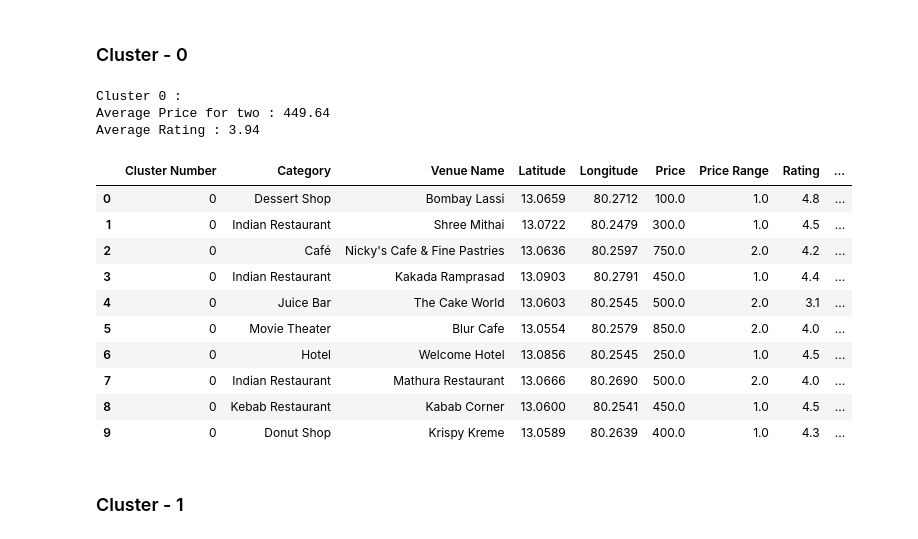
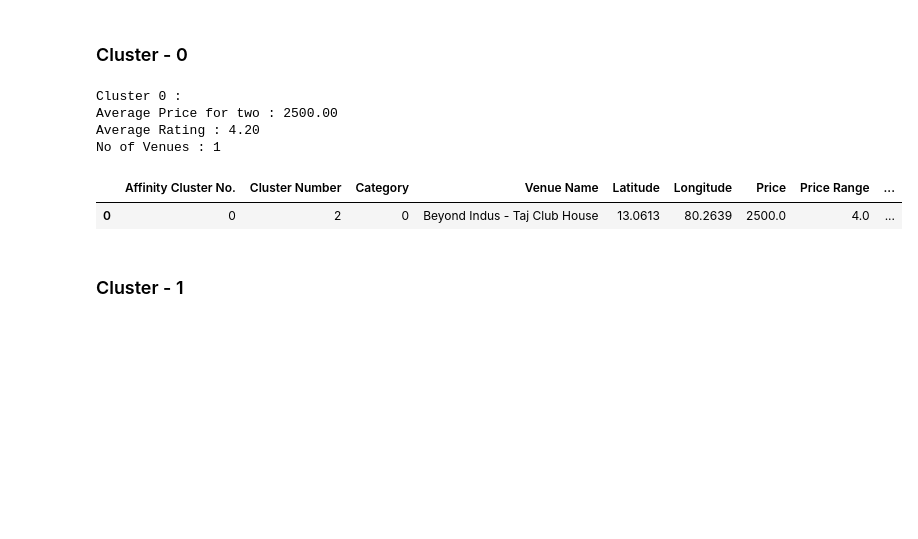
Before and after one commit to tusharraju7/IBMDataScience-CapstoneProject, a Jupyter notebook: ExploringChennai.ipynb, the cells around one changed output. Cells and saved outputs as stored; diff of their text form; code cells hidden in the pictures; blank space fills up the shorter version.

```diff
--- a/ExploringChennai.ipynb
+++ b/ExploringChennai.ipynb
@@ -466,11 +482,0 @@ Now **to find the best K-value for clustering** we use the **elbow method**.
-# %%
-sse = {}
-for k in range(1, 10):
-    kmeans = KMeans(n_clusters=k, max_iter=1000).fit(clustering_data)
-    clustering_data["clusters"] = kmeans.labels_
-    sse[k] = kmeans.inertia_ # Inertia: Sum of distances of samples to their closest cluster center
-plt.figure()
-plt.plot(list(sse.keys()), list(sse.values()))
-plt.xlabel("Number of cluster")
-plt.ylabel("SSE")
-plt.show()
@@ -483,5 +488,0 @@ Now we **fit the data to the KMeans model and run the clustering algorithm.**
-# %%
-k = 3
-kMeans = KMeans(n_clusters = k, random_state = 0).fit(clustering_data)
-data.insert(0, 'Cluster Number', kMeans.labels_)
-data.head(5)
@@ -494,0 +489,6 @@ data.head(5)
+# %%
+clustering = AffinityPropagation(affinity='euclidean', convergence_iter=15, copy=True,
+          damping=0.5, max_iter=200, preference=None, verbose=False).fit(clustering_data)
+# %%
+data.insert(0, 'Affinity Cluster No.', clustering.labels_)
+data['Affinity Cluster No.'].values
@@ -531,25 +536,18 @@ chennai_clusters_map
 # %% [markdown]
 ### Cluster - 0
 # %%
-result = data[data['Cluster Number'] == 0]
-print("Cluster 0 :\nAverage Price for two : {:.02f}\nAverage Rating : {:.02f}".
-      format(result['Price'].mean(), result['Rating'].astype(float).mean()))
+result = data[data['Affinity Cluster No.'] == 0]
+rows = result.shape[0]
+print("Cluster 0 :\nAverage Price for two : {:.02f}\nAverage Rating : {:.02f}\nNo of Venues : {}".
+      format(result['Price'].mean(), result['Rating'].astype(float).mean(),rows))
 result.head(10).reset_index(drop = True)
 # %% [output]
 Cluster 0 :
-Average Price for two : 449.64
-Average Rating : 3.94
+Average Price for two : 2500.00
+Average Rating : 4.20
+No of Venues : 1
-|  | Cluster Number | Category | Venue Name | Latitude | Longitude | Price | Price Range | Rating | ... |
-| 0 | 0 | Dessert Shop | Bombay Lassi | 13.0659 | 80.2712 | 100.0 | 1.0 | 4.8 | ... |
-| 1 | 0 | Indian Restaurant | Shree Mithai | 13.0722 | 80.2479 | 300.0 | 1.0 | 4.5 | ... |
-| 2 | 0 | Café | Nicky's Cafe & Fine Pastries | 13.0636 | 80.2597 | 750.0 | 2.0 | 4.2 | ... |
-| 3 | 0 | Indian Restaurant | Kakada Ramprasad | 13.0903 | 80.2791 | 450.0 | 1.0 | 4.4 | ... |
-| 4 | 0 | Juice Bar | The Cake World | 13.0603 | 80.2545 | 500.0 | 2.0 | 3.1 | ... |
-| 5 | 0 | Movie Theater | Blur Cafe | 13.0554 | 80.2579 | 850.0 | 2.0 | 4.0 | ... |
-| 6 | 0 | Hotel | Welcome Hotel | 13.0856 | 80.2545 | 250.0 | 1.0 | 4.5 | ... |
-| 7 | 0 | Indian Restaurant | Mathura Restaurant | 13.0666 | 80.2690 | 500.0 | 2.0 | 4.0 | ... |
-| 8 | 0 | Kebab Restaurant | Kabab Corner | 13.0600 | 80.2541 | 450.0 | 1.0 | 4.5 | ... |
-| 9 | 0 | Donut Shop | Krispy Kreme | 13.0589 | 80.2639 | 400.0 | 1.0 | 4.3 | ... |
+|  | Affinity Cluster No. | Cluster Number | Category | Venue Name | Latitude | Longitude | Price | Price Range | ... |
+| 0 | 0 | 2 | 0 | Beyond Indus - Taj Club House | 13.0613 | 80.2639 | 2500.0 | 4.0 | ... |
 # %% [markdown]
 ### Cluster - 1
 # %%
```
Also changed, not shown: parts of 39 cells of this notebook.
